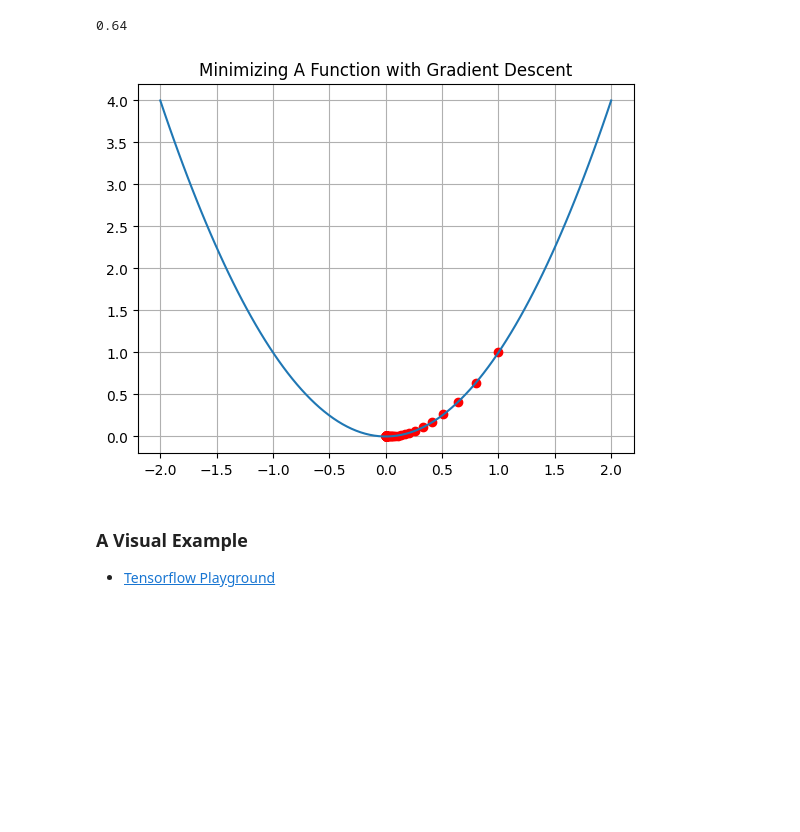
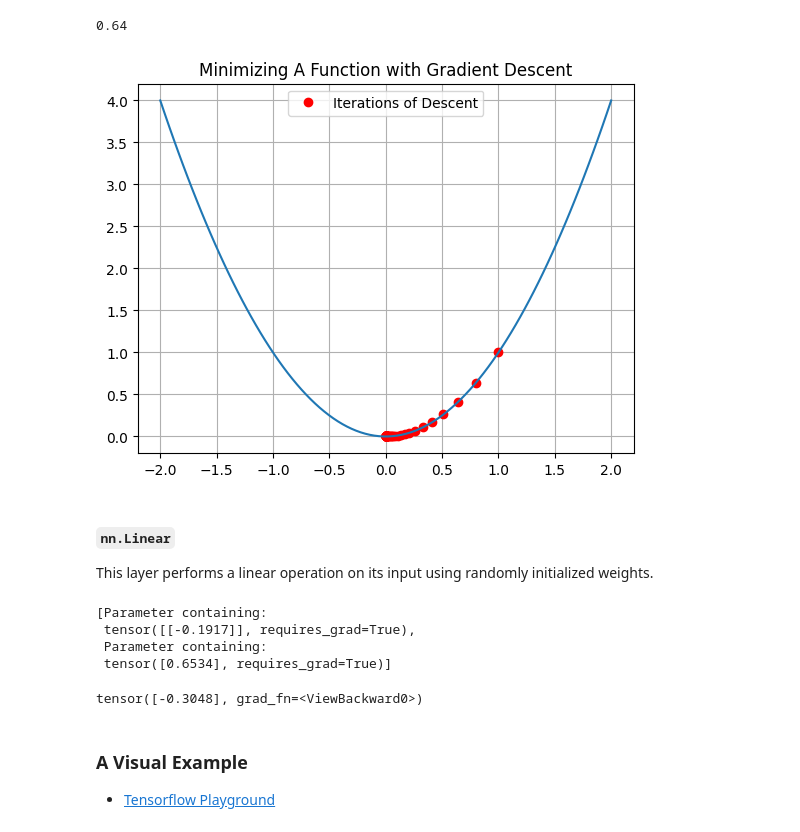
Before and after one commit to jfkoehler/nyu_bootcamp_fa25, a Jupyter notebook: intro_to_pytorch.ipynb, the cells around one changed output. Drawn from its saved outputs; the diff is of its cells as text; code cells hidden in the pictures; blank space fills up the shorter version.

```diff
--- a/intro_to_pytorch.ipynb
+++ b/intro_to_pytorch.ipynb
@@ -18,5 +31,3 @@ Please use the form [here](https://forms.gle/dHk5F14FYBJwWXtg6) to discuss your
 import seaborn as sns
 import numpy as np
 import matplotlib.pyplot as plt
-# %%
-def f(x): return torch.sin(x)
@@ -157,9 +89,14 @@ for i in range(100):
     xs.append(xnext)
 xs = np.array(xs)
 # %%
-plt.plot(xs, f(xs), 'ro')
+plt.plot(xs, f(xs), 'ro', label = 'Iterations of Descent')
 plt.plot(x, f(x))
 plt.grid()
-plt.title('Minimizing A Function with Gradient Descent');
+plt.title('Minimizing A Function with Gradient Descent')
+plt.legend();
 # %% [output]
-[figure, old version]
+[figure, new version]
+# %% [markdown]
+#### `nn.Linear`
+
+This layer performs a linear operation on its input using randomly initialized weights.
@@ -166,3 +105,14 @@ plt.title('Minimizing A Function with Gradient Descent');
+# %%
+list(linear.parameters()) #slope and intercept/bias
+# %% [output]
+[Parameter containing:
+ tensor([[-0.1917]], requires_grad=True),
+ Parameter containing:
+ tensor([0.6534], requires_grad=True)]
+# %%
+linear(torch.tensor([5.]))
+# %% [output]
+tensor([-0.3048], grad_fn=<ViewBackward0>)
 # %% [markdown]
 ### A Visual Example
 
```
Also changed, not shown: parts of 29 cells of this notebook, 7 other files.
